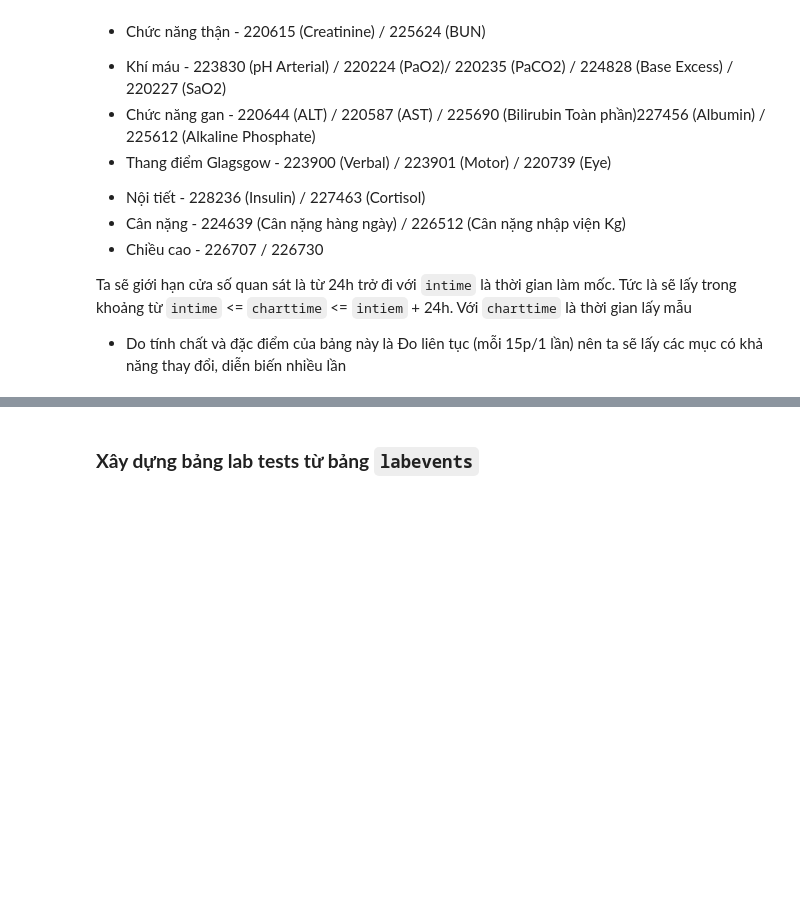
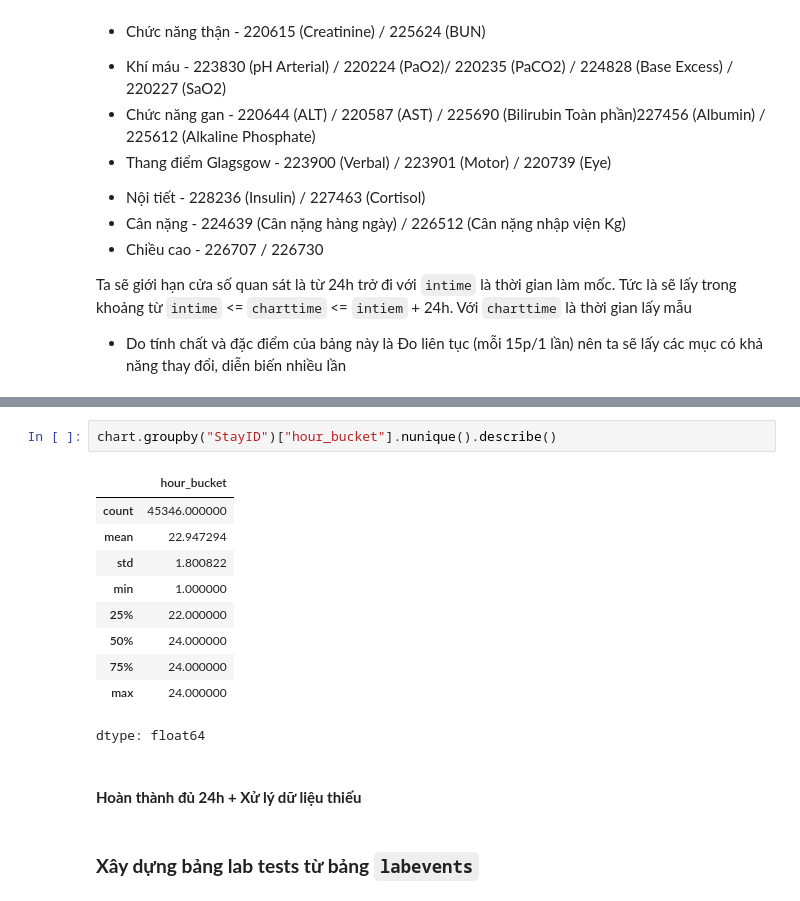
Before and after one commit to TienNguyen0712/hybrid-llm-tabular-pipeline-for-icu-mortality-prediction, a Jupyter notebook: notebooks/mimic_iv_rag_pipeline_demo.ipynb, the cells around one changed output, grey strips where cells are left out. Drawn from its saved outputs; the diff is of its cells as text; blank space fills up the shorter version.

```diff
--- a/notebooks/mimic_iv_rag_pipeline_demo.ipynb
+++ b/notebooks/mimic_iv_rag_pipeline_demo.ipynb
@@ -691,3 +624,18 @@ null_cols
+# %%
+chart.groupby("StayID")["hour_bucket"].nunique().describe()
+# %% [output]
+|  | hour_bucket |
+| count | 45346.000000 |
+| mean | 22.947294 |
+| std | 1.800822 |
+| min | 1.000000 |
+| 25% | 22.000000 |
+| 50% | 24.000000 |
+| 75% | 24.000000 |
+| max | 24.000000 |
+dtype: float64
+# %% [markdown]
+#### **Hoàn thành đủ 24h + Xử lý dữ liệu thiếu**
 # %% [markdown]
 ### **Xây dựng bảng lab tests từ bảng `labevents`**
 # %% [markdown]
```
Also changed, not shown: parts of 15 cells of this notebook.
